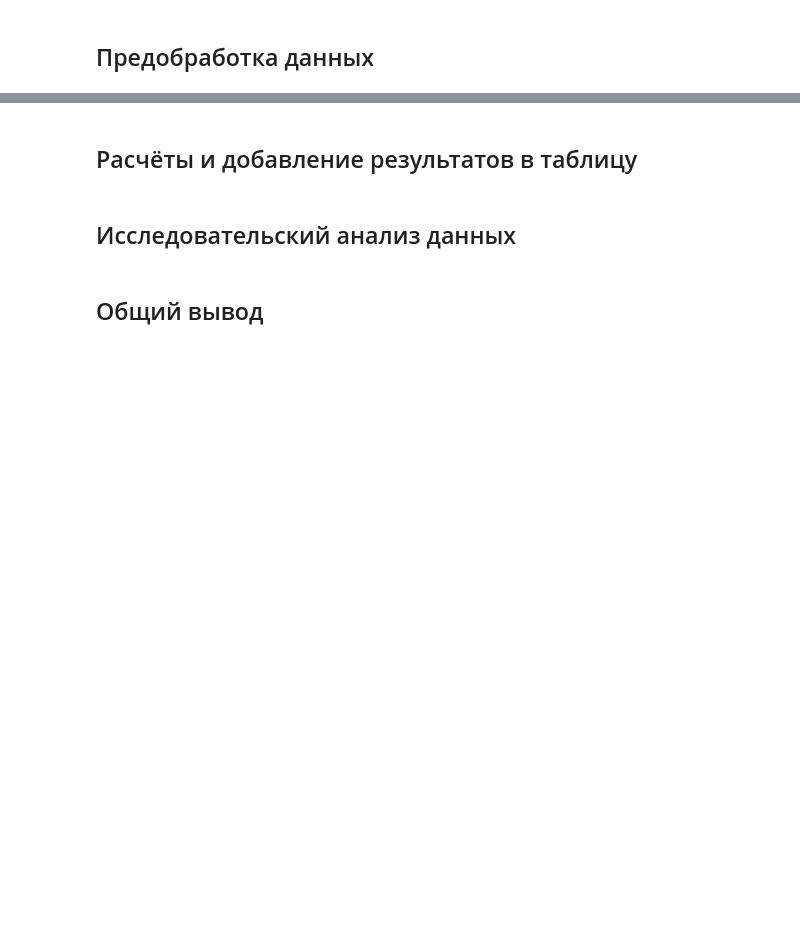
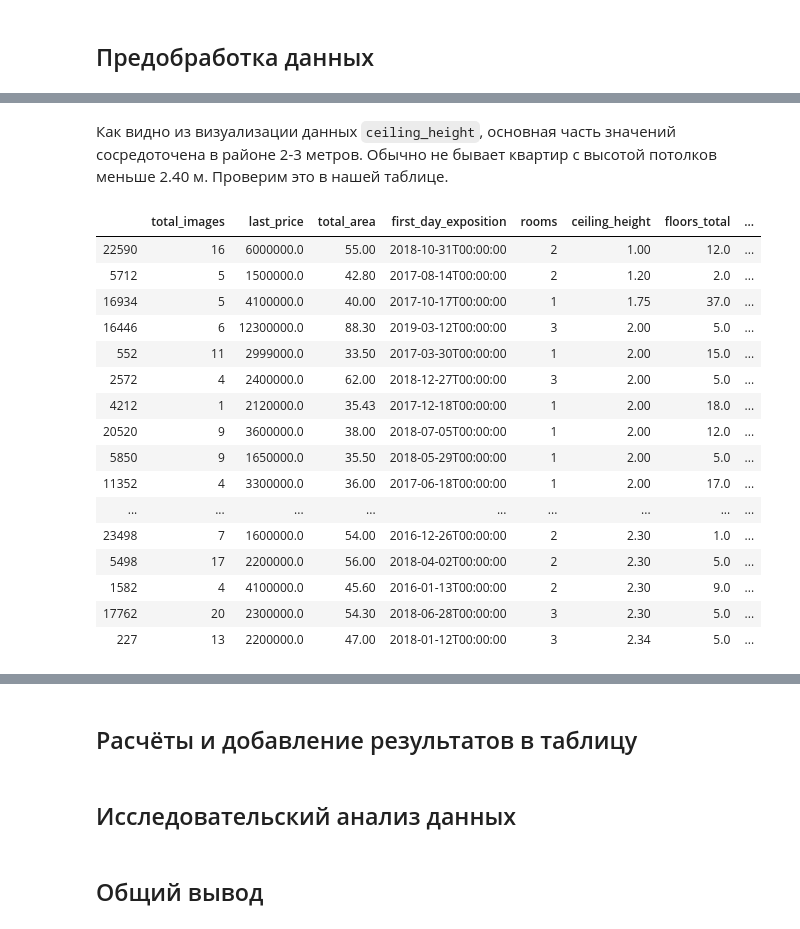
Before and after one commit to mazor86/praktikum_data_science, a Jupyter notebook: sprint_04/mazor86_sprint_04.ipynb, the cells around one changed output, grey strips where cells are left out. Drawn from its saved outputs; the diff is of its cells as text; code cells hidden in the pictures; blank space fills up the shorter version.

```diff
--- a/sprint_04/mazor86_sprint_04.ipynb
+++ b/sprint_04/mazor86_sprint_04.ipynb
@@ -51,0 +40,3 @@ memory usage: 3.7+ MB
+# %%
+pd.set_option('display.max_columns', None)
+data.head(10)
@@ -55,0 +77,23 @@ memory usage: 3.7+ MB
+# %% [markdown]
+Как видно из визуализации данных `ceiling_height`, основная часть значений сосредоточена в районе 2-3 метров.
+Обычно не бывает квартир с высотой потолков меньше 2.40 м. Проверим это в нашей таблице.
+# %%
+data[data['ceiling_height'] < 2.40].sort_values(by='ceiling_height')
+# %% [output]
+|  | total_images | last_price | total_area | first_day_exposition | rooms | ceiling_height | floors_total | ... |
+| 22590 | 16 | 6000000.0 | 55.00 | 2018-10-31T00:00:00 | 2 | 1.00 | 12.0 | ... |
+| 5712 | 5 | 1500000.0 | 42.80 | 2017-08-14T00:00:00 | 2 | 1.20 | 2.0 | ... |
+| 16934 | 5 | 4100000.0 | 40.00 | 2017-10-17T00:00:00 | 1 | 1.75 | 37.0 | ... |
+| 16446 | 6 | 12300000.0 | 88.30 | 2019-03-12T00:00:00 | 3 | 2.00 | 5.0 | ... |
+| 552 | 11 | 2999000.0 | 33.50 | 2017-03-30T00:00:00 | 1 | 2.00 | 15.0 | ... |
+| 2572 | 4 | 2400000.0 | 62.00 | 2018-12-27T00:00:00 | 3 | 2.00 | 5.0 | ... |
+| 4212 | 1 | 2120000.0 | 35.43 | 2017-12-18T00:00:00 | 1 | 2.00 | 18.0 | ... |
+| 20520 | 9 | 3600000.0 | 38.00 | 2018-07-05T00:00:00 | 1 | 2.00 | 12.0 | ... |
+| 5850 | 9 | 1650000.0 | 35.50 | 2018-05-29T00:00:00 | 1 | 2.00 | 5.0 | ... |
+| 11352 | 4 | 3300000.0 | 36.00 | 2017-06-18T00:00:00 | 1 | 2.00 | 17.0 | ... |
+| ... | ... | ... | ... | ... | ... | ... | ... | ... |
+| 23498 | 7 | 1600000.0 | 54.00 | 2016-12-26T00:00:00 | 2 | 2.30 | 1.0 | ... |
+| 5498 | 17 | 2200000.0 | 56.00 | 2018-04-02T00:00:00 | 2 | 2.30 | 5.0 | ... |
+| 1582 | 4 | 4100000.0 | 45.60 | 2016-01-13T00:00:00 | 2 | 2.30 | 9.0 | ... |
+| 17762 | 20 | 2300000.0 | 54.30 | 2018-06-28T00:00:00 | 3 | 2.30 | 5.0 | ... |
+| 227 | 13 | 2200000.0 | 47.00 | 2018-01-12T00:00:00 | 3 | 2.34 | 5.0 | ... |
```
Also changed, not shown: parts of 17 cells of this notebook, 1 other file.
